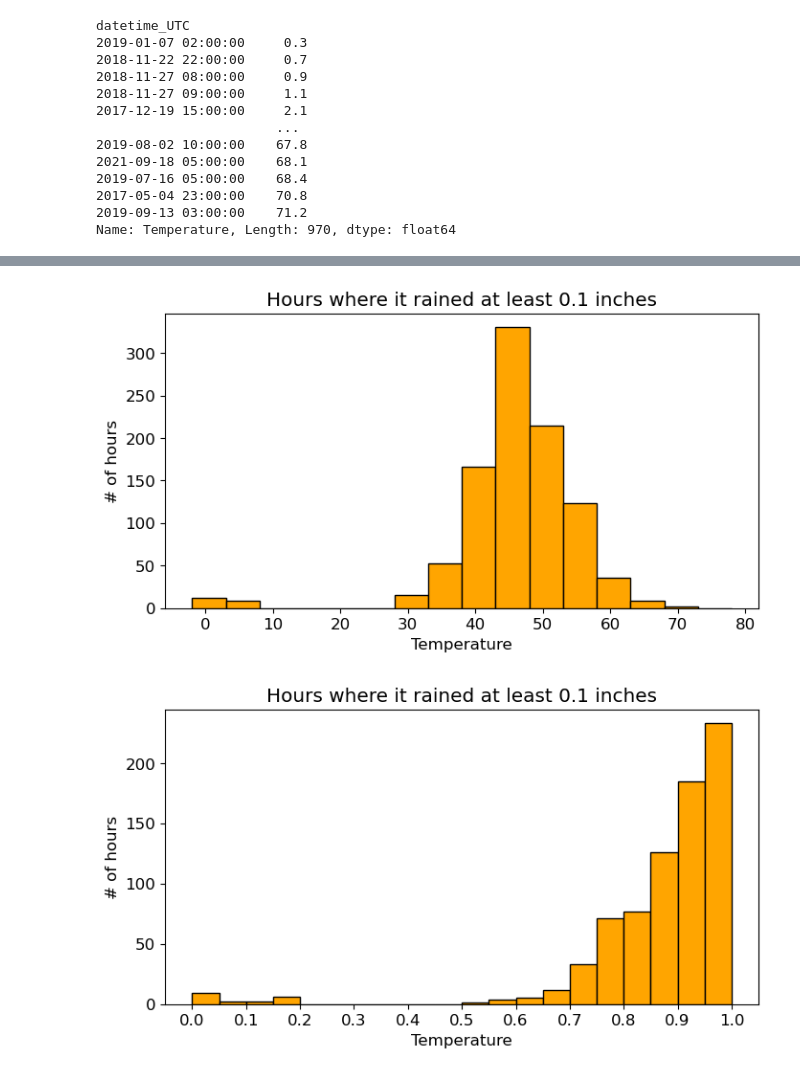
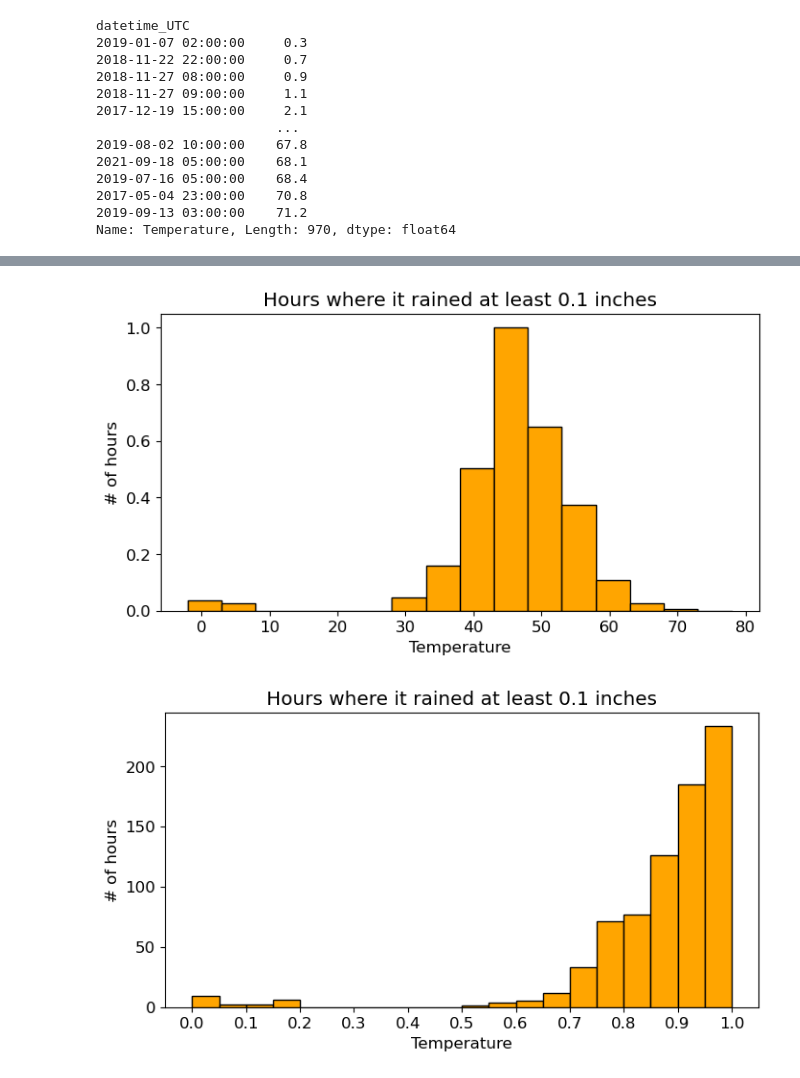
Before and after one commit to aditya-uw/WeatherPatrol, a Jupyter notebook: notebooks/read_data_from_atg.ipynb, the cells around one changed output, grey strips where cells are left out. Saved outputs shown, nothing was run; the diff lists cells and outputs as text; code cells hidden in the pictures.

```diff
--- a/notebooks/read_data_from_atg.ipynb
+++ b/notebooks/read_data_from_atg.ipynb
@@ -135,16 +167,16 @@ Name: Temperature, Length: 970, dtype: float64
 # %%
 bin_wdth = 5
-rain_counts, temps = np.histogram(summed_temp_each_period.loc[(summed_rain_each_period>=rain_thresh)].dropna(), bins=np.arange(0,80+bin_wdth,bin_wdth))
+rain_counts, temps = np.histogram(summed_temp_each_period.loc[(summed_rain_each_period>=rain_thresh)], bins=np.arange(0,80+bin_wdth,bin_wdth))
 
 plt.figure(figsize=(8,4))
 plt.title(f'Hours where it rained at least {rain_thresh} inches')
-plt.bar(x=np.arange(0,80,bin_wdth)+0.5, width=bin_wdth, height=rain_counts, facecolor='orange', edgecolor='k', alpha=1)
+plt.bar(x=np.arange(0,80,bin_wdth)+0.5, width=bin_wdth, height=rain_counts/rain_counts.max(), facecolor='orange', edgecolor='k', alpha=1)
 plt.xticks(np.arange(0, 80+bin_wdth, 10))
 plt.ylabel('# of hours')
 plt.xlabel('Temperature')
 plt.show()
 # %% [output]
-[figure, old version]
+[figure, new version]
 # %%
 vals = summed_temp_each_period.loc[(summed_rain_each_period>rain_thresh)].sort_values()
 med_val = vals.median()
```
Also changed, not shown: parts of 2 cells of this notebook, 1 other file.
